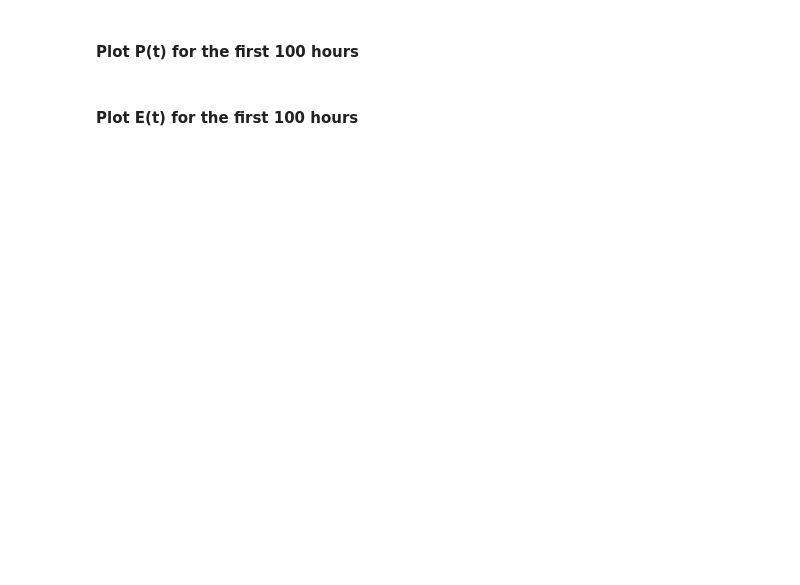
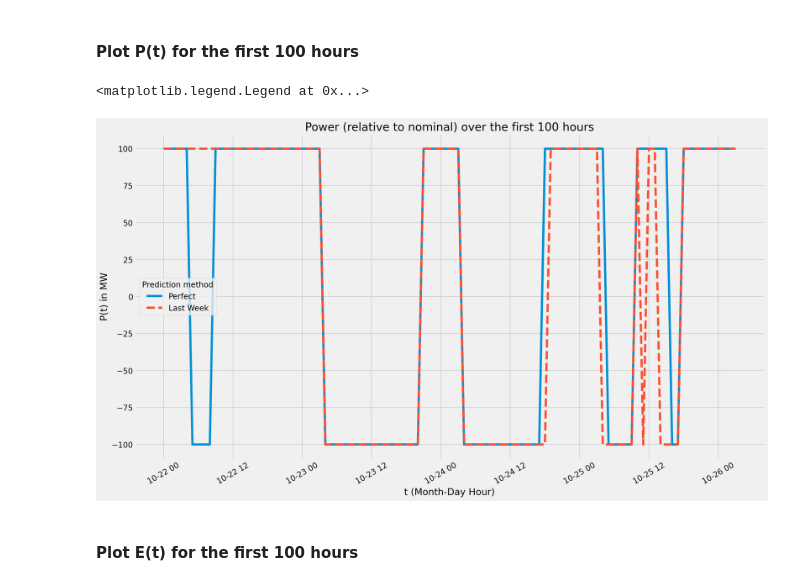
Before and after one commit to MaDolphin/POM, a Jupyter notebook: Assignment/5/Demand Side Management/dsm.ipynb, the cells around one changed output. Drawn from its saved outputs; the diff is of its cells as text; code cells hidden in the pictures; blank space fills up the shorter version.

```diff
--- a/Assignment/5/Demand Side Management/dsm.ipynb
+++ b/Assignment/5/Demand Side Management/dsm.ipynb
@@ -411,4 +429,16 @@ To show how the actual plant operation changes as new data becomes available, pl
 # %% [markdown]
 #### Plot P(t) for the first 100 hours
+# %%
+fig,ax=plt.subplots(figsize=(18,10))
+for tick in ax.get_xticklabels():
+    tick.set_rotation(30)
+ax.set_title('Power (relative to nominal) over the first 100 hours')
+ax.set(ylabel='P(t) in MW', xlabel='t (Month-Day Hour)')
+ax = sns.lineplot(x="Datetime", y="Pt", data=results_perfect.head(100), label='Perfect')
+ax = sns.lineplot(x="Datetime", y="Pt", data=results_lastWeek.head(100), linestyle='--', label='Last Week')
+plt.legend(title='Prediction method', loc='center left')
+# %% [output]
+<matplotlib.legend.Legend at 0x...>
+[figure, added]
 # %% [markdown]
 #### Plot E(t) for the first 100 hours
```
Also changed, not shown: parts of 10 cells of this notebook, 2 other files.
